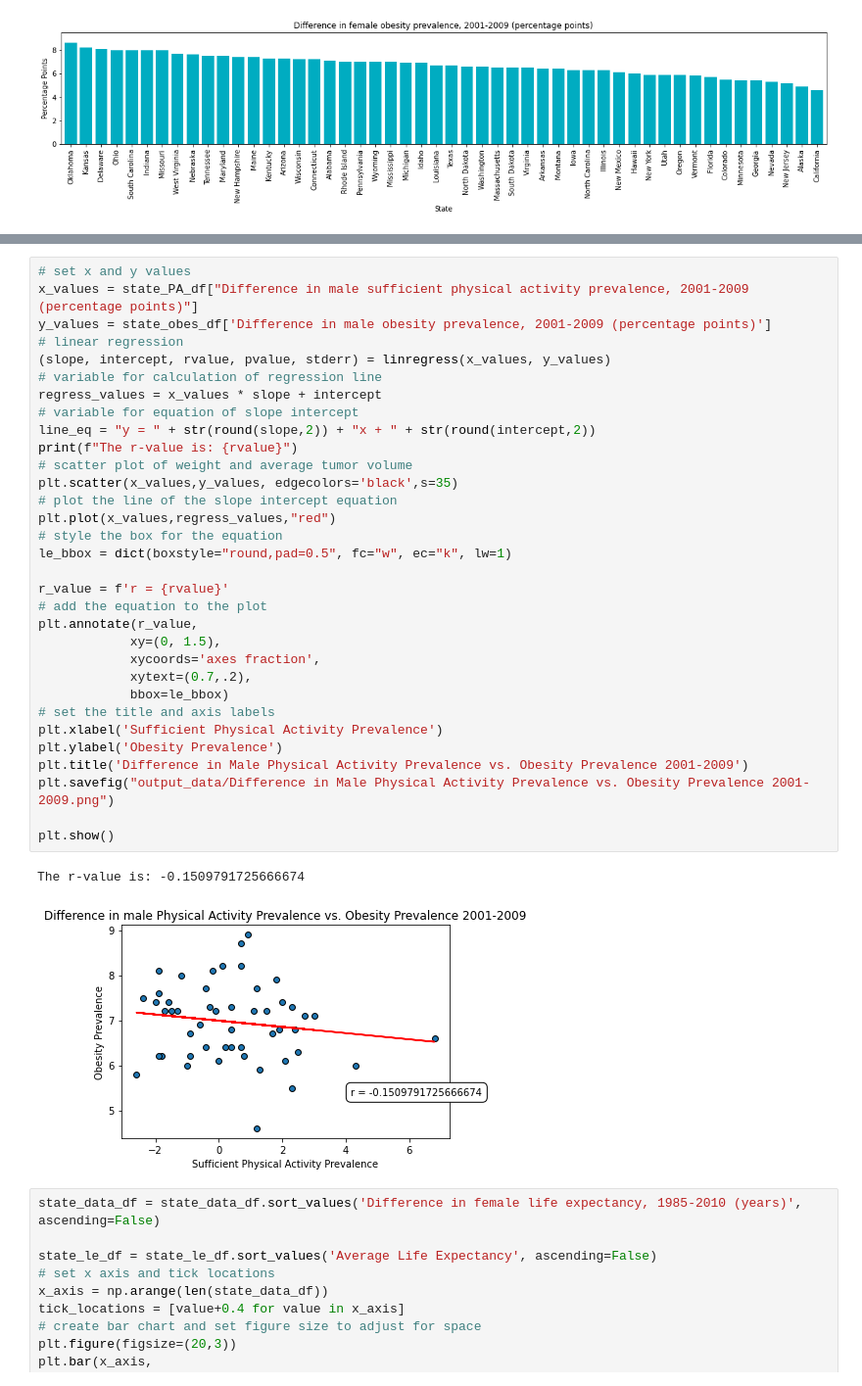
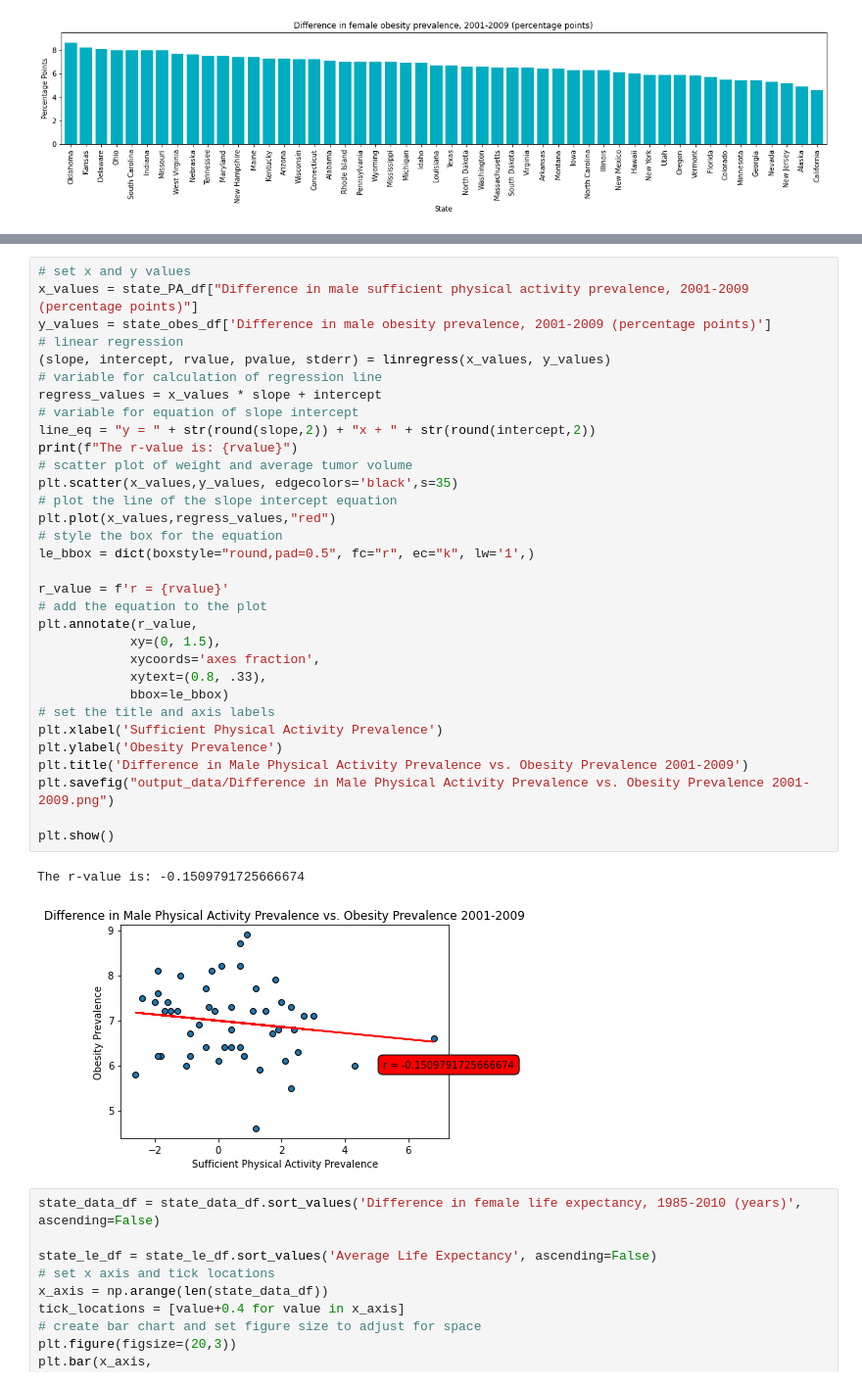
Before and after one commit to Mvillarreal88/State-of-Survival, a Jupyter notebook: Sandbox/Dillon/states-charts.ipynb, the cells around one changed output, grey strips where cells are left out. Shown at 98% size. Saved outputs shown, nothing was run; the diff lists cells and outputs as text.

```diff
--- a/Sandbox/Dillon/states-charts.ipynb
+++ b/Sandbox/Dillon/states-charts.ipynb
@@ -211,36 +224,36 @@ The r-value is: -0.20282954397951297
 x_values = state_PA_df["Difference in male sufficient physical activity prevalence, 2001-2009 (percentage points)"]
 y_values = state_obes_df['Difference in male obesity prevalence, 2001-2009 (percentage points)']
 # linear regression
 (slope, intercept, rvalue, pvalue, stderr) = linregress(x_values, y_values)
 # variable for calculation of regression line
 regress_values = x_values * slope + intercept
 # variable for equation of slope intercept
 line_eq = "y = " + str(round(slope,2)) + "x + " + str(round(intercept,2))
 print(f"The r-value is: {rvalue}")
 # scatter plot of weight and average tumor volume
 plt.scatter(x_values,y_values, edgecolors='black',s=35)
 # plot the line of the slope intercept equation
 plt.plot(x_values,regress_values,"red")
 # style the box for the equation
-le_bbox = dict(boxstyle="round,pad=0.5", fc="w", ec="k", lw=1)
+le_bbox = dict(boxstyle="round,pad=0.5", fc="r", ec="k", lw='1',)
 
 r_value = f'r = {rvalue}'
 # add the equation to the plot
 plt.annotate(r_value,
             xy=(0, 1.5),
             xycoords='axes fraction',
-            xytext=(0.7,.2),
+            xytext=(0.8, .33),
             bbox=le_bbox)
 # set the title and axis labels
 plt.xlabel('Sufficient Physical Activity Prevalence')
 plt.ylabel('Obesity Prevalence')
 plt.title('Difference in Male Physical Activity Prevalence vs. Obesity Prevalence 2001-2009')
 plt.savefig("output_data/Difference in Male Physical Activity Prevalence vs. Obesity Prevalence 2001-2009.png")
 
 plt.show()
 # %% [output]
 The r-value is: -0.1509791725666674
-[figure, old version]
+[figure, new version]
 # %%
 state_data_df = state_data_df.sort_values('Difference in female life expectancy, 1985-2010 (years)', ascending=False)
 
```
Also changed, not shown: parts of 1 cell of this notebook, 3 other files.
